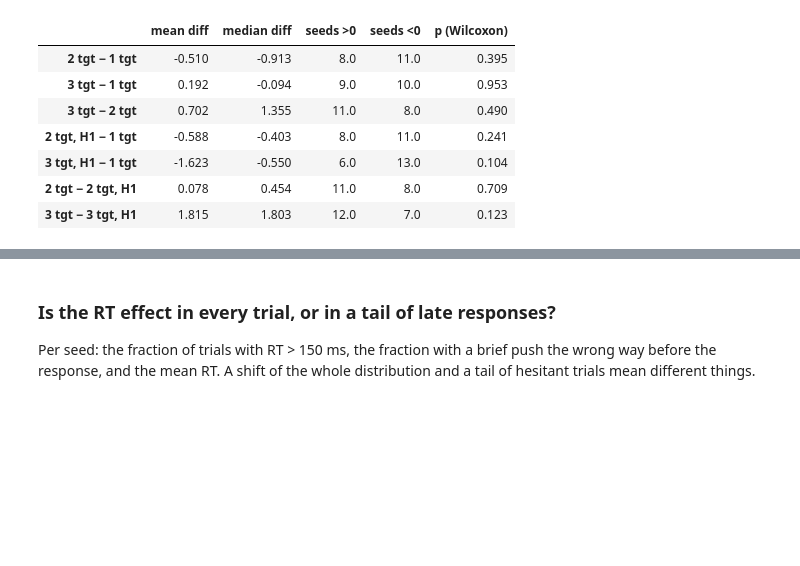
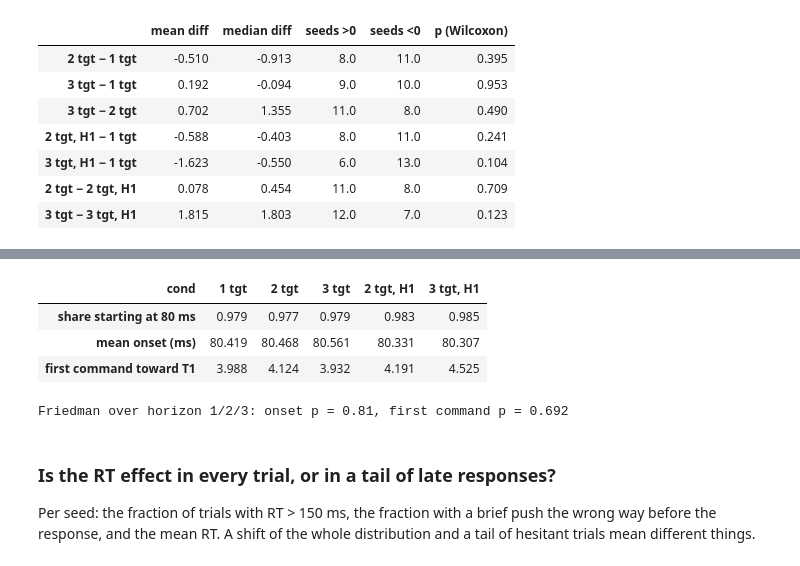
Before and after one commit to alighavam/SeqHorizon_basic, a Jupyter notebook: 1D/notebooks/experiments/07_rt_and_ci_vs_horizon.ipynb, the cells around one changed output, grey strips where cells are left out. Saved outputs shown, nothing was run; the diff lists cells and outputs as text; code cells hidden in the pictures; blank space fills up the shorter version.

```diff
--- a/1D/notebooks/experiments/07_rt_and_ci_vs_horizon.ipynb
+++ b/1D/notebooks/experiments/07_rt_and_ci_vs_horizon.ipynb
@@ -149,7 +149,9 @@ ok = trials[trials.success]
 per = ok.groupby(["run", "cond"]).agg(
     rt_med=("rt_ms", "median"), rt_mean=("rt_ms", "mean"), rt_u_mean=("rt_u_ms", "mean"),
     late=("rt_ms", lambda x: (x > 150).mean()), wrong_way=("wrong_way", "mean"),
-    peak_v1=("peak_v1", "median"), mt1=("mt1_ms", "median"), v_out=("v_out", "median")).reset_index()
+    peak_v1=("peak_v1", "median"), mt1=("mt1_ms", "median"), v_out=("v_out", "median"),
+    onset=("onset_ms", "mean"), at_80=("onset_ms", lambda x: (x == 80).mean()),
+    u_first=("u_first", "median")).reset_index()
 rt = per.pivot(index="run", columns="cond", values="rt_med")[ORDER]
 print("median RT (ms) per seed")
 display(rt.round(1))
@@ -248,3 +258,18 @@ Friedman over horizon 1/2/3: chi2 = 0.74, p = 0.692
+# %%
+lat7 = pd.DataFrame({k: per.pivot(index="run", columns="cond", values=k)[ORDER].mean()
+                     for k in ["at_80", "onset", "u_first"]}).T
+lat7.index = ["share starting at 80 ms", "mean onset (ms)", "first command toward T1"]
+display(lat7.round(3))
+on = per.pivot(index="run", columns="cond", values="onset")[ORDER]
+uf = per.pivot(index="run", columns="cond", values="u_first")[ORDER]
+print(f"Friedman over horizon 1/2/3: onset p = {stats.friedmanchisquare(on['1 tgt'], on['2 tgt'], on['3 tgt']).pvalue:.3g}, "
+      f"first command p = {stats.friedmanchisquare(uf['1 tgt'], uf['2 tgt'], uf['3 tgt']).pvalue:.3g}")
+# %% [output]
+| cond | 1 tgt | 2 tgt | 3 tgt | 2 tgt, H1 | 3 tgt, H1 |
+| share starting at 80 ms | 0.979 | 0.977 | 0.979 | 0.983 | 0.985 |
+| mean onset (ms) | 80.419 | 80.468 | 80.561 | 80.331 | 80.307 |
+| first command toward T1 | 3.988 | 4.124 | 3.932 | 4.191 | 4.525 |
+Friedman over horizon 1/2/3: onset p = 0.81, first command p = 0.692
 # %% [markdown]
 ### Is the RT effect in every trial, or in a tail of late responses?
 
```
Also changed, not shown: parts of 2 cells of this notebook, 3 other files.
